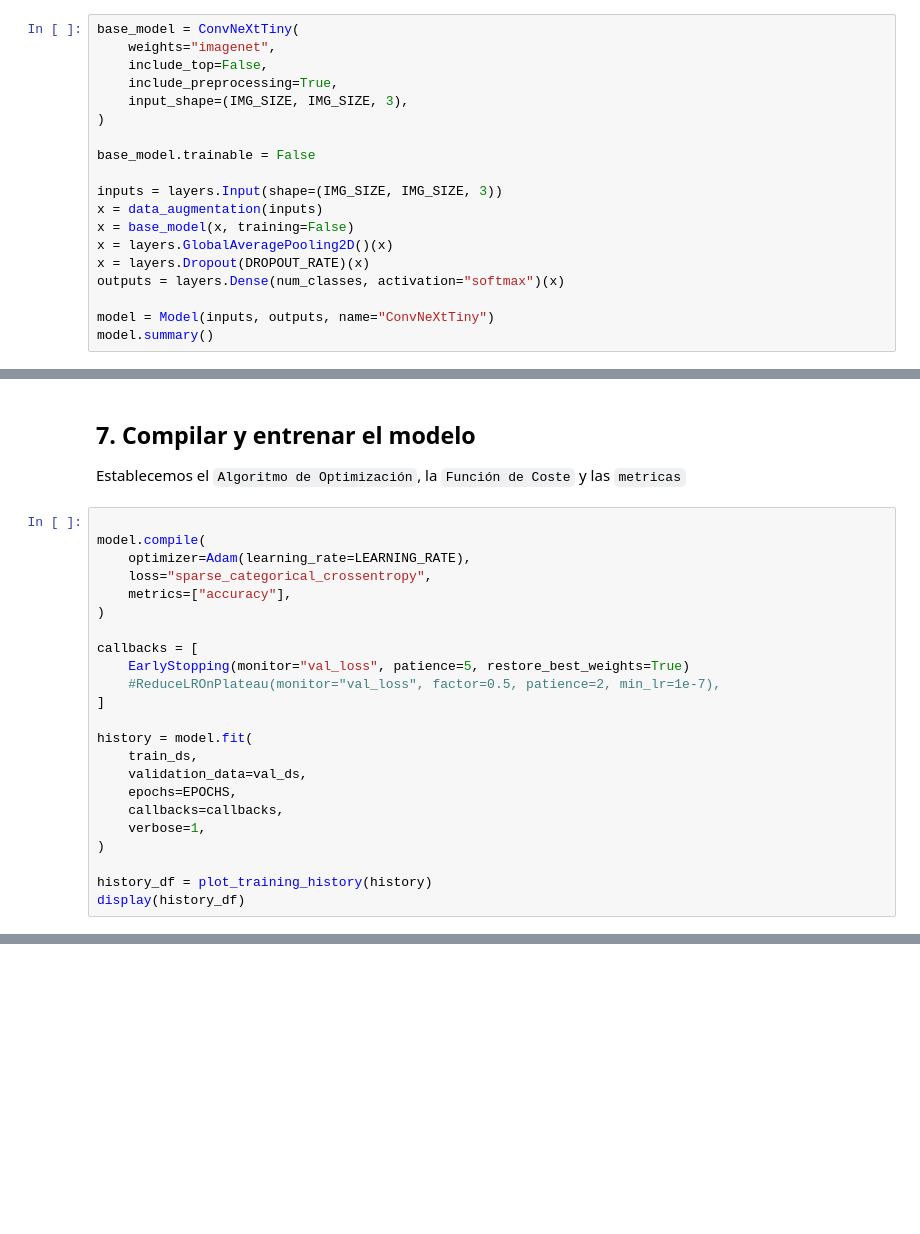
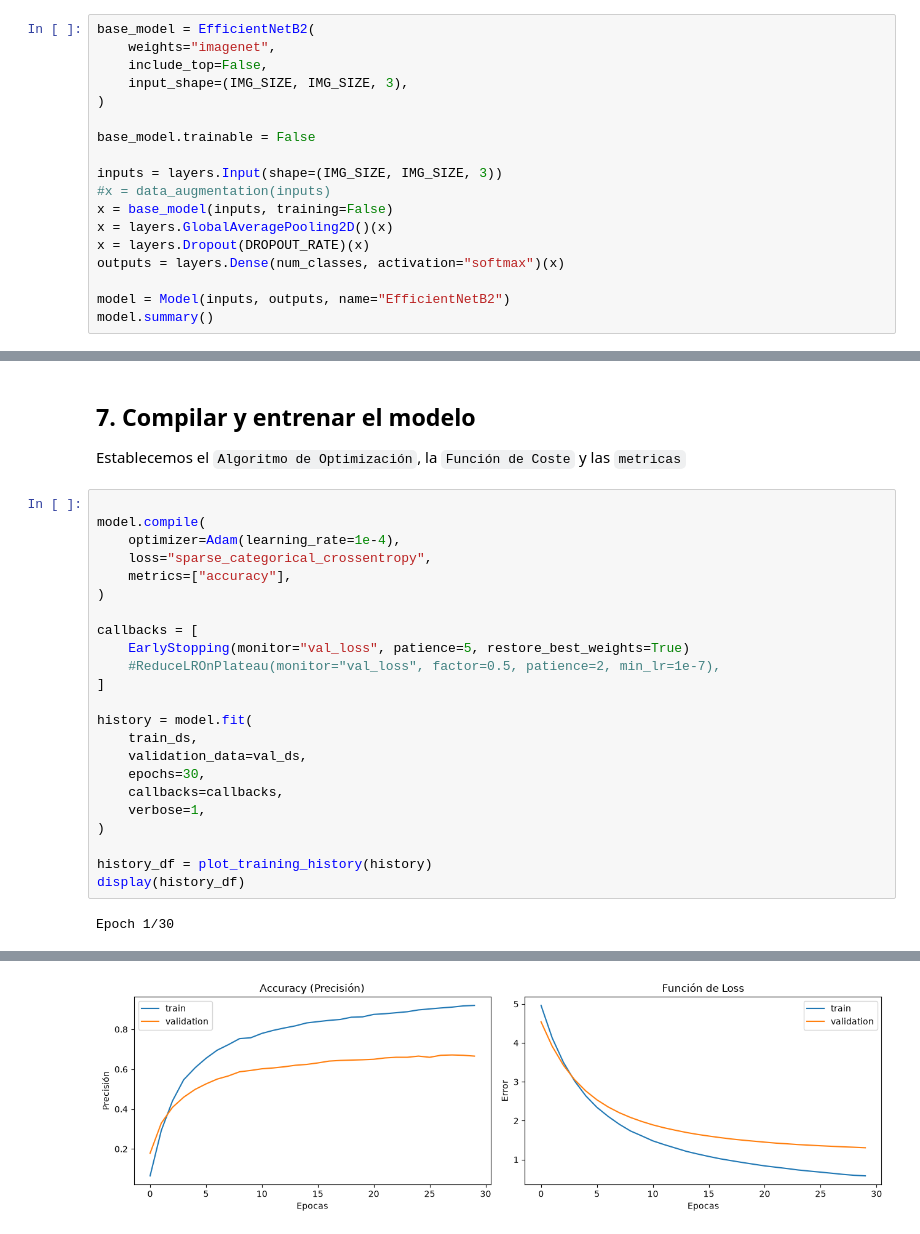
Before and after one commit to Rochaxx29/tp3-cnn, a Jupyter notebook: Modelos/EfficientNetB2.ipynb, the cells around one changed output, grey strips where cells are left out. Cells and saved outputs as stored; diff of their text form; blank space fills up the shorter version.

```diff
--- a/Modelos/ConvNextTiny.ipynb
+++ b/Modelos/EfficientNetB2.ipynb
@@ -214,21 +223,20 @@ plt.show()
 # %% [markdown]
 ## 6. Definir el modelo base
 # %%
-base_model = ConvNeXtTiny(
+base_model = EfficientNetB2(
     weights="imagenet",
     include_top=False,
-    include_preprocessing=True,
     input_shape=(IMG_SIZE, IMG_SIZE, 3),
 )
 
 base_model.trainable = False
 
 inputs = layers.Input(shape=(IMG_SIZE, IMG_SIZE, 3))
-x = data_augmentation(inputs)
-x = base_model(x, training=False)
+#x = data_augmentation(inputs)
+x = base_model(inputs, training=False)
 x = layers.GlobalAveragePooling2D()(x)
 x = layers.Dropout(DROPOUT_RATE)(x)
 outputs = layers.Dense(num_classes, activation="softmax")(x)
 
-model = Model(inputs, outputs, name="ConvNeXtTiny")
+model = Model(inputs, outputs, name="EfficientNetB2")
 model.summary()
@@ -238,7 +267,7 @@ Establecemos el `Algoritmo de Optimización`, la `Función de Coste` y las `metr
 # %%
 
 model.compile(
-    optimizer=Adam(learning_rate=LEARNING_RATE),
+    optimizer=Adam(learning_rate=1e-4),
     loss="sparse_categorical_crossentropy",
     metrics=["accuracy"],
 )
@@ -251,10 +280,12 @@ callbacks = [
 history = model.fit(
     train_ds,
     validation_data=val_ds,
-    epochs=EPOCHS,
+    epochs=30,
     callbacks=callbacks,
     verbose=1,
 )
 
 history_df = plot_training_history(history)
 display(history_df)
+# %% [output]
+Epoch 1/30
@@ -260,0 +359 @@ display(history_df)
+[figure, added]
```
Also changed, not shown: parts of 28 cells of this notebook, 1 other file.
